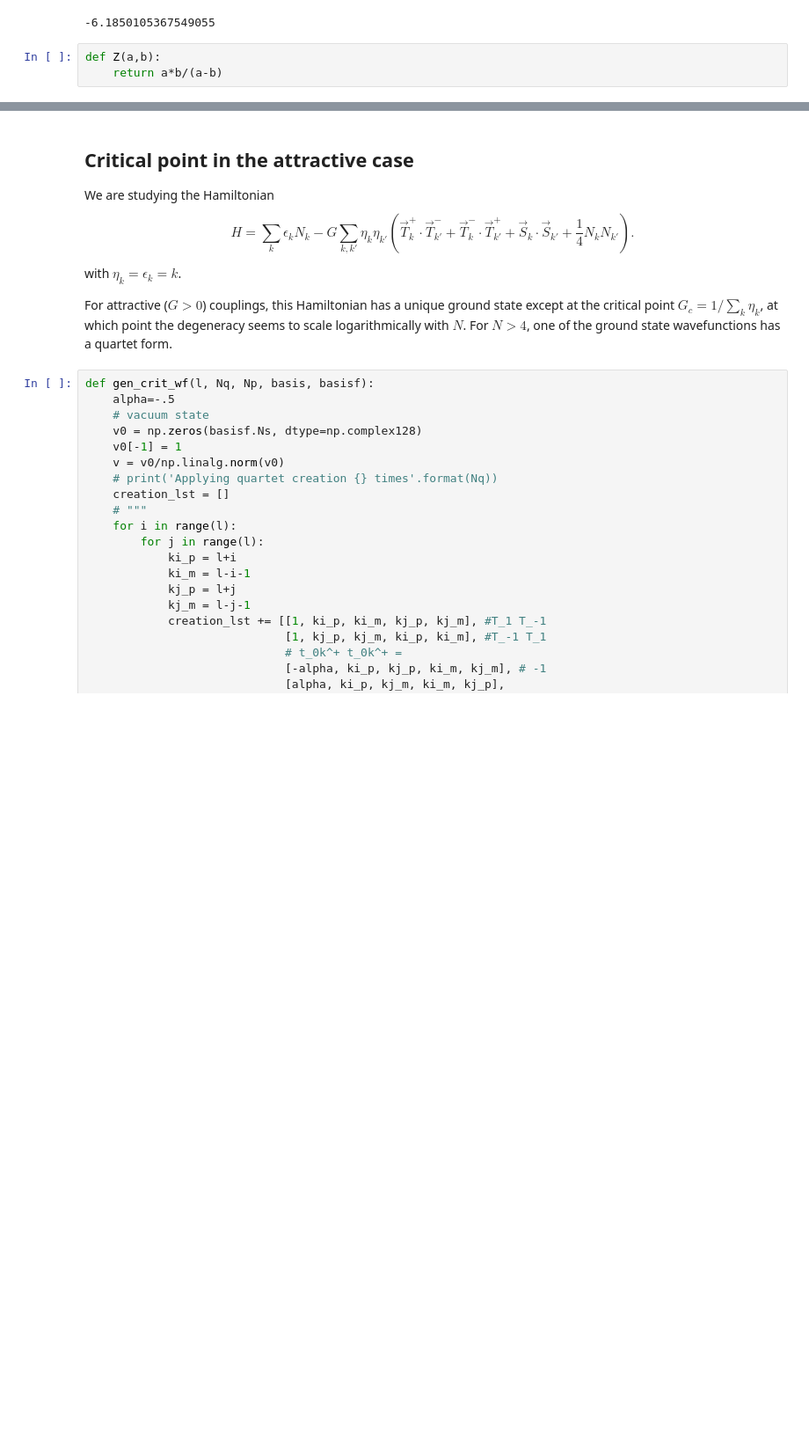
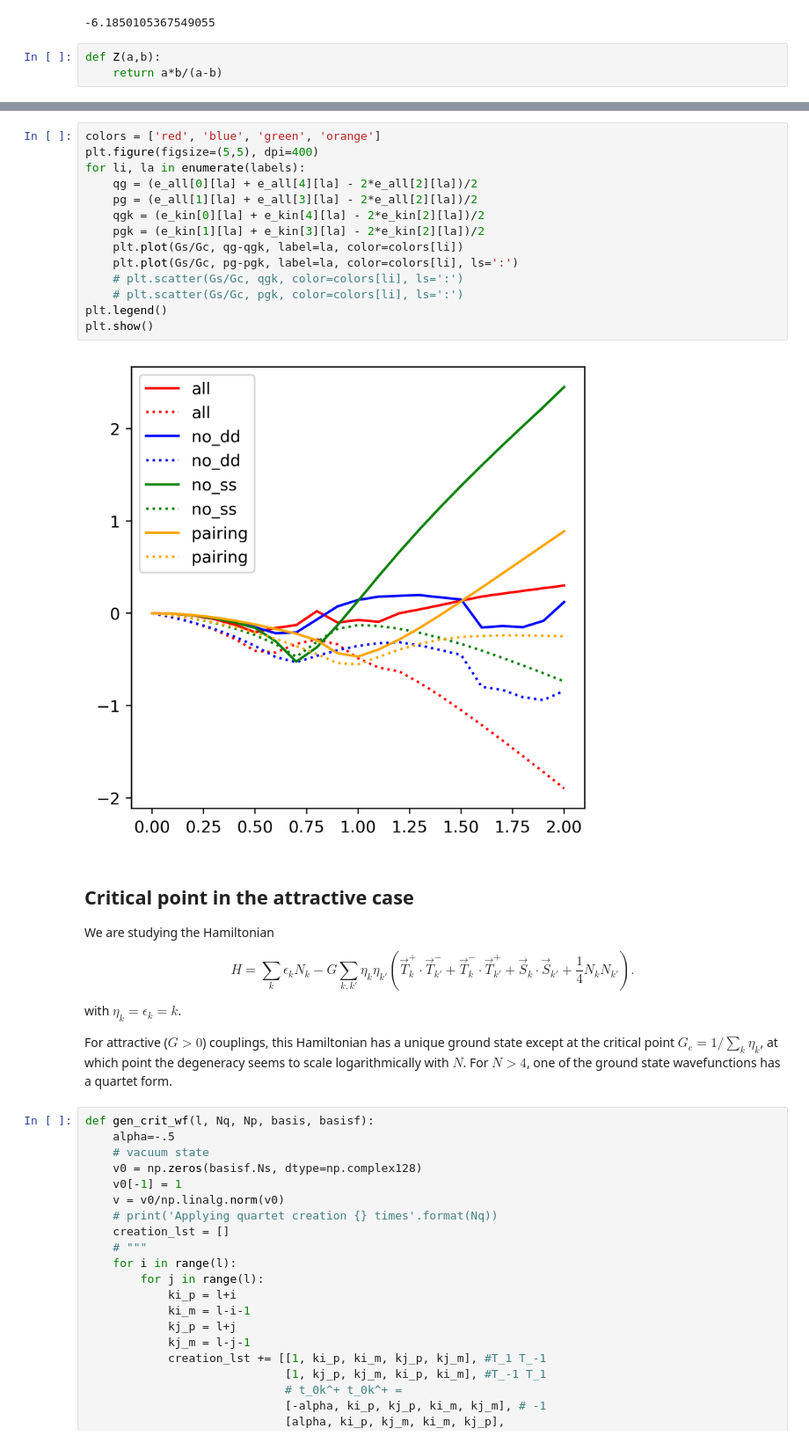
Before and after one commit to wholdhus/so5-richardson-gaudin, a Jupyter notebook: ed_attractive.ipynb, the cells around one changed output, grey strips where cells are left out. Shown at 88% size. Drawn from its saved outputs; the diff is of its cells as text; blank space fills up the shorter version.

```diff
--- a/ed_attractive.ipynb
+++ b/ed_attractive.ipynb
@@ -414,3 +425,19 @@ plt.show()
+# %%
+colors = ['red', 'blue', 'green', 'orange']
+plt.figure(figsize=(5,5), dpi=400)
+for li, la in enumerate(labels):
+    qg = (e_all[0][la] + e_all[4][la] - 2*e_all[2][la])/2
+    pg = (e_all[1][la] + e_all[3][la] - 2*e_all[2][la])/2
+    qgk = (e_kin[0][la] + e_kin[4][la] - 2*e_kin[2][la])/2
+    pgk = (e_kin[1][la] + e_kin[3][la] - 2*e_kin[2][la])/2
+    plt.plot(Gs/Gc, qg-qgk, label=la, color=colors[li])
+    plt.plot(Gs/Gc, pg-pgk, label=la, color=colors[li], ls=':')
+    # plt.scatter(Gs/Gc, qgk, color=colors[li], ls=':')
+    # plt.scatter(Gs/Gc, pgk, color=colors[li], ls=':')
+plt.legend()
+plt.show()
+# %% [output]
+[figure, added]
 # %% [markdown]
 ## Critical point in the attractive case
 We are studying the Hamiltonian
```
Also changed, not shown: parts of 16 cells of this notebook.
